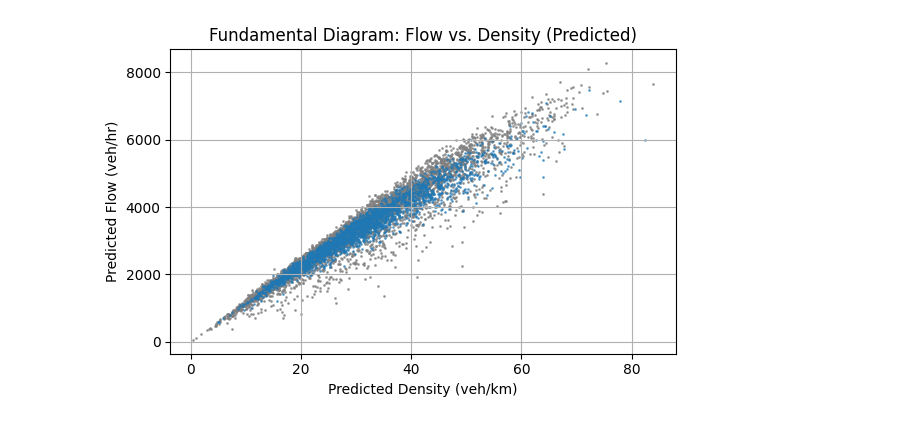
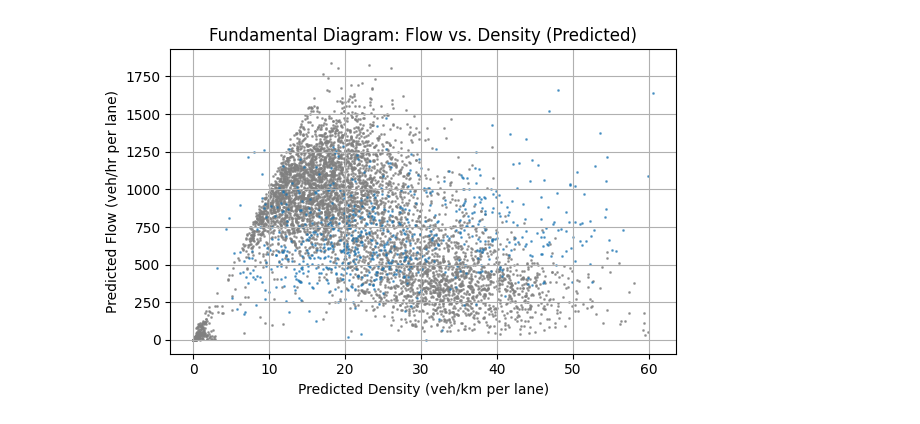
Before and after one commit to woxsao/macroscopic-sim-calibration, a Jupyter notebook: Optimization.ipynb, the cells around one changed output. Saved outputs shown, nothing was run; the diff lists cells and outputs as text; code cells hidden in the pictures.

```diff
--- a/Optimization.ipynb
+++ b/Optimization.ipynb
@@ -5,7 +5,7 @@ import matplotlib.pyplot as plt
 from pyomo.environ import *
 # %%
 # Load Dataset
-df = pd.read_csv("data/10sec_100_m_flow_speed_1hr_eastbound.csv")
+df = pd.read_csv("data/10sec_100_m_flow_speed_1hr.csv")
 df['quarter'] = pd.qcut(df['Space'], q=4, labels=[1, 2, 3, 4])
 
 print(df)
@@ -344,24 +343,23 @@ eta high 0.9999999906168946
 ------------
 # %%
 # Extract shape
-num_segments, num_timesteps = segment_v_hat.shape
-
-q_array = rho_pred_array * v_pred_array * lanes
-
+q_array = rho_pred_array * v_pred_array*4
+rho_half = rho_pred_array[:, 8:10].flatten()
+q_half = q_array[:, 2:4].flatten()
 # Flatten for scatter plot
 rho_flat = rho_pred_array.flatten()
 q_flat = q_array.flatten()
 
 # Plot
 plt.figure(figsize=(6, 4))
 # plt.plot(rho_range, q_fit, linewidth=2.5, label='Fitted FD1', zorder=10)
 plt.scatter(rho_hat, q_hat, color='gray', alpha=0.7,s = 1, label='Data')
-plt.scatter(rho_flat, q_flat, alpha=0.6, s=1)
-plt.xlabel("Predicted Density (veh/km)")
-plt.ylabel("Predicted Flow (veh/hr)")
+plt.scatter(rho_half, q_half, alpha=0.6, s=1)
+plt.xlabel("Predicted Density (veh/km per lane)")
+plt.ylabel("Predicted Flow (veh/hr per lane)")
 plt.title("Fundamental Diagram: Flow vs. Density (Predicted)")
 plt.grid(True)
 plt.tight_layout()
 plt.show()
 # %% [output]
-[figure, old version]
+[figure, new version]
```
Also changed, not shown: parts of 6 cells of this notebook, 1 other file.
